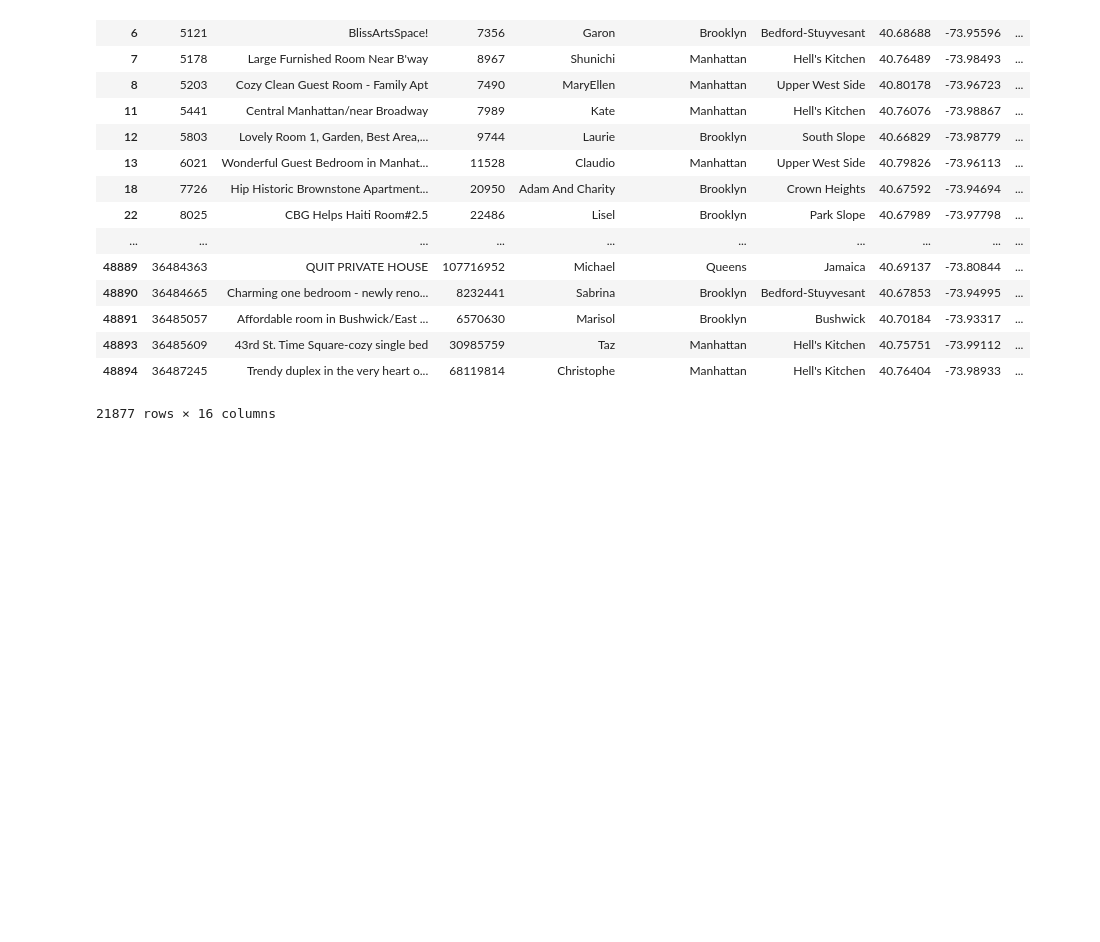
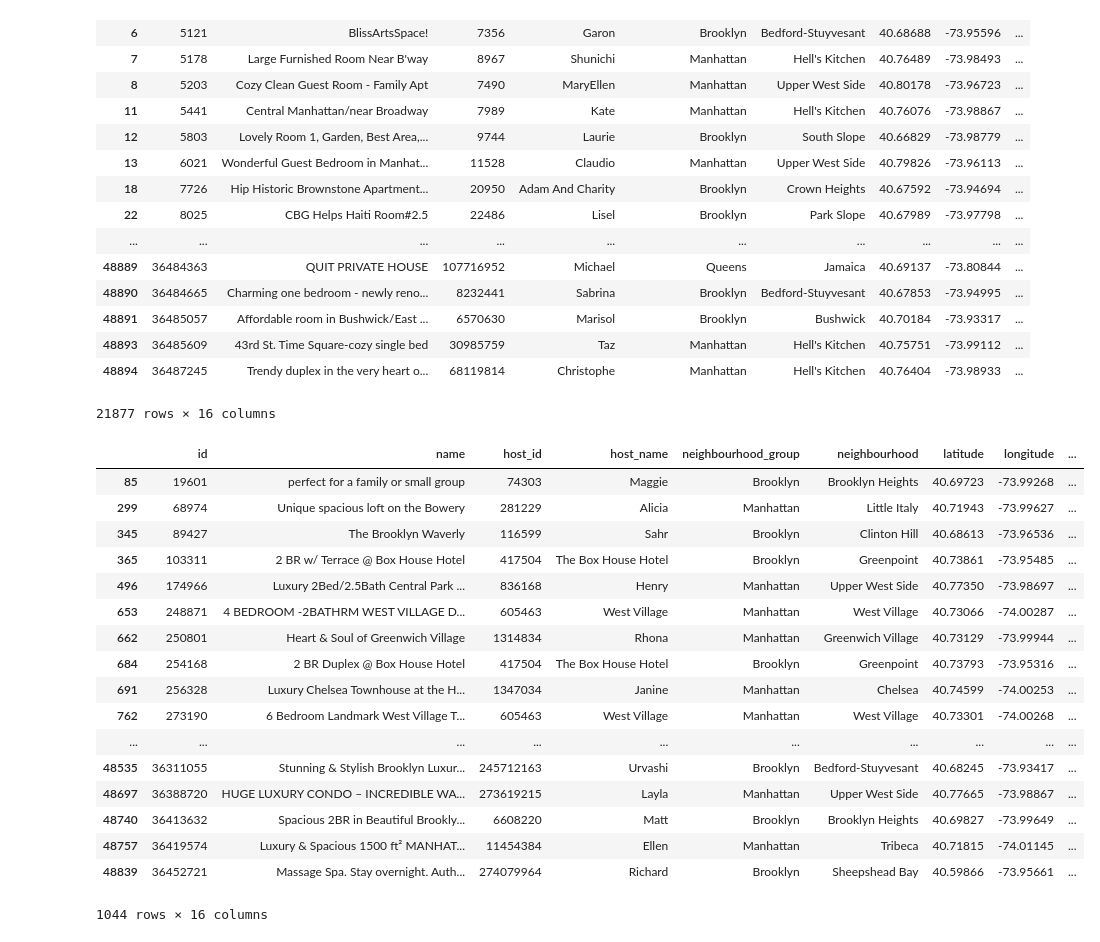
Before and after one commit to david-yang2/airbnb, a Jupyter notebook: EDA.ipynb, the cells around one changed output. Saved outputs shown, nothing was run; the diff lists cells and outputs as text; code cells hidden in the pictures; blank space fills up the shorter version.

```diff
--- a/EDA.ipynb
+++ b/EDA.ipynb
@@ -195,3 +195,24 @@ test[test.price<100]
 | 48893 | 36485609 | 43rd St. Time Square-cozy single bed | 30985759 | Taz | Manhattan | Hell's Kitchen | 40.75751 | -73.99112 | ... |
 | 48894 | 36487245 | Trendy duplex in the very heart o... | 68119814 | Christophe | Manhattan | Hell's Kitchen | 40.76404 | -73.98933 | ... |
 21877 rows × 16 columns
+# %%
+test[test.price>500]
+# %% [output]
+|  | id | name | host_id | host_name | neighbourhood_group | neighbourhood | latitude | longitude | ... |
+| 85 | 19601 | perfect for a family or small group | 74303 | Maggie | Brooklyn | Brooklyn Heights | 40.69723 | -73.99268 | ... |
+| 299 | 68974 | Unique spacious loft on the Bowery | 281229 | Alicia | Manhattan | Little Italy | 40.71943 | -73.99627 | ... |
+| 345 | 89427 | The Brooklyn Waverly | 116599 | Sahr | Brooklyn | Clinton Hill | 40.68613 | -73.96536 | ... |
+| 365 | 103311 | 2 BR w/ Terrace @ Box House Hotel | 417504 | The Box House Hotel | Brooklyn | Greenpoint | 40.73861 | -73.95485 | ... |
+| 496 | 174966 | Luxury 2Bed/2.5Bath Central Park ... | 836168 | Henry | Manhattan | Upper West Side | 40.77350 | -73.98697 | ... |
+| 653 | 248871 | 4 BEDROOM -2BATHRM WEST VILLAGE D... | 605463 | West Village | Manhattan | West Village | 40.73066 | -74.00287 | ... |
+| 662 | 250801 | Heart & Soul of Greenwich Village | 1314834 | Rhona | Manhattan | Greenwich Village | 40.73129 | -73.99944 | ... |
+| 684 | 254168 | 2 BR Duplex @ Box House Hotel | 417504 | The Box House Hotel | Brooklyn | Greenpoint | 40.73793 | -73.95316 | ... |
+| 691 | 256328 | Luxury Chelsea Townhouse at the H... | 1347034 | Janine | Manhattan | Chelsea | 40.74599 | -74.00253 | ... |
+| 762 | 273190 | 6 Bedroom Landmark West Village T... | 605463 | West Village | Manhattan | West Village | 40.73301 | -74.00268 | ... |
+| ... | ... | ... | ... | ... | ... | ... | ... | ... | ... |
+| 48535 | 36311055 | Stunning & Stylish Brooklyn Luxur... | 245712163 | Urvashi | Brooklyn | Bedford-Stuyvesant | 40.68245 | -73.93417 | ... |
+| 48697 | 36388720 | HUGE LUXURY CONDO – INCREDIBLE WA... | 273619215 | Layla | Manhattan | Upper West Side | 40.77665 | -73.98867 | ... |
+| 48740 | 36413632 | Spacious 2BR in Beautiful Brookly... | 6608220 | Matt | Brooklyn | Brooklyn Heights | 40.69827 | -73.99649 | ... |
+| 48757 | 36419574 | Luxury & Spacious 1500 ft² MANHAT... | 11454384 | Ellen | Manhattan | Tribeca | 40.71815 | -74.01145 | ... |
+| 48839 | 36452721 | Massage Spa. Stay overnight. Auth... | 274079964 | Richard | Brooklyn | Sheepshead Bay | 40.59866 | -73.95661 | ... |
+1044 rows × 16 columns
```
